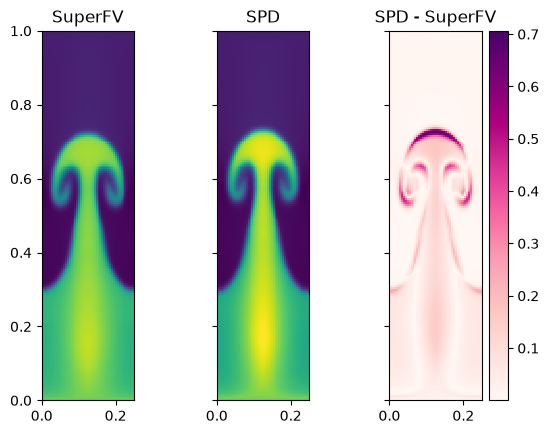
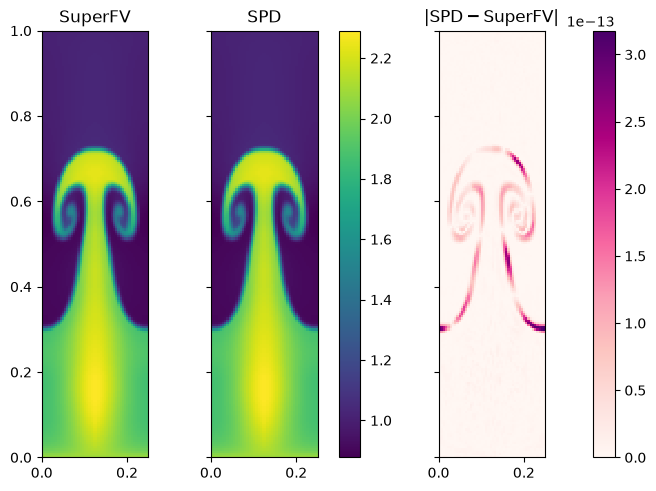
Unified diff of the notebook cell whose output changed from the first chart to the second:
--- before
+++ after
@@ -1,3 +1,3 @@
-fig, axs = plt.subplots(1, 3, sharex=True, sharey=True)
+fig, axs = plt.subplots(1, 3, sharex=True, sharey=True, constrained_layout=True)
 
 for ax in axs:
@@ -15,12 +15,13 @@
 
 axs[0].set_title("SuperFV")
-axs[0].pcolormesh(cp.asnumpy(x_fv), cp.asnumpy(y_fv), z_fv, vmin=vmin, vmax=vmax)
-# fig.colorbar(axs[0].collections[0], ax=axs[0])
+m0 = axs[0].pcolormesh(cp.asnumpy(x_fv), cp.asnumpy(y_fv), z_fv, vmin=vmin, vmax=vmax)
 
 axs[1].set_title("SPD")
-axs[1].pcolormesh(x_sd, y_sd, z_sd, vmin=vmin, vmax=vmax)
-# fig.colorbar(axs[1].collections[0], ax=axs[1])
+m1 = axs[1].pcolormesh(x_sd, y_sd, z_sd, vmin=vmin, vmax=vmax)
+fig.colorbar(m1, ax=axs[1], pad=0.15)
 
-axs[2].set_title("SPD - SuperFV")
-axs[2].pcolormesh(x_sd, y_sd, np.abs(z_sd - z_fv), cmap="RdPu")
-fig.colorbar(axs[2].collections[0], ax=axs[2])
+axs[2].set_title(r"$|\text{SPD} - \text{SuperFV}|$")
+m2 = axs[2].pcolormesh(x_sd, y_sd, np.abs(z_sd - z_fv), cmap="RdPu")
+fig.colorbar(m2, ax=axs[2], pad=0.15)
+
+fig.savefig("rayleigh-taylor_MUSCL-Hancock.png", dpi=300, bbox_inches="tight")

Commit: feat: MUSCL-Hancock matches for both codes